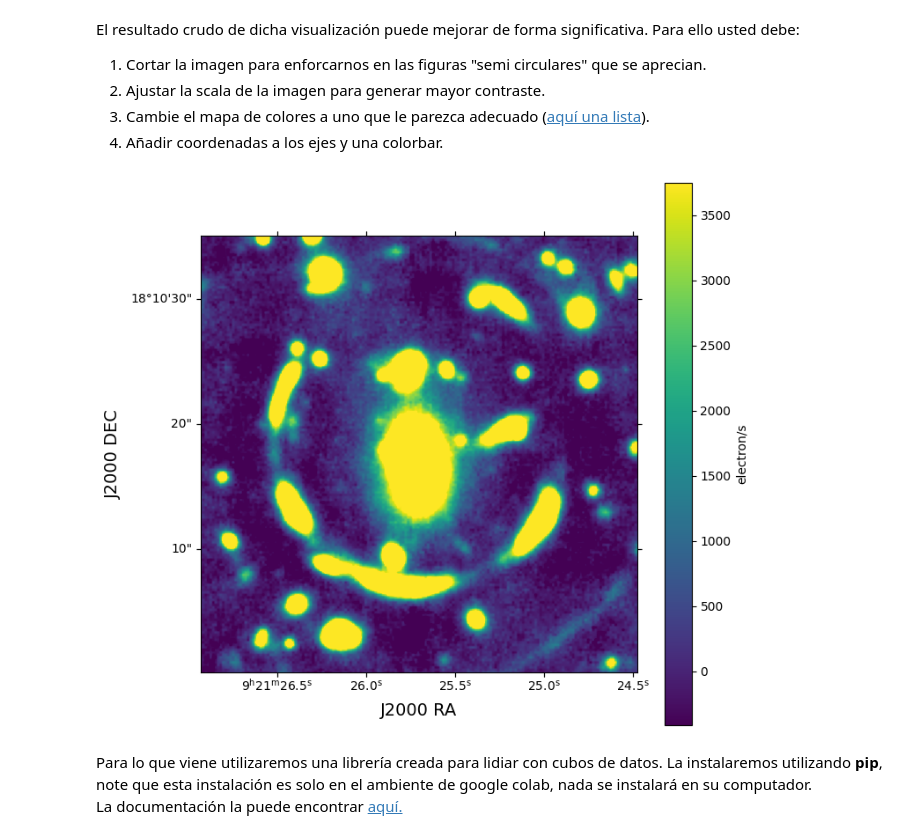
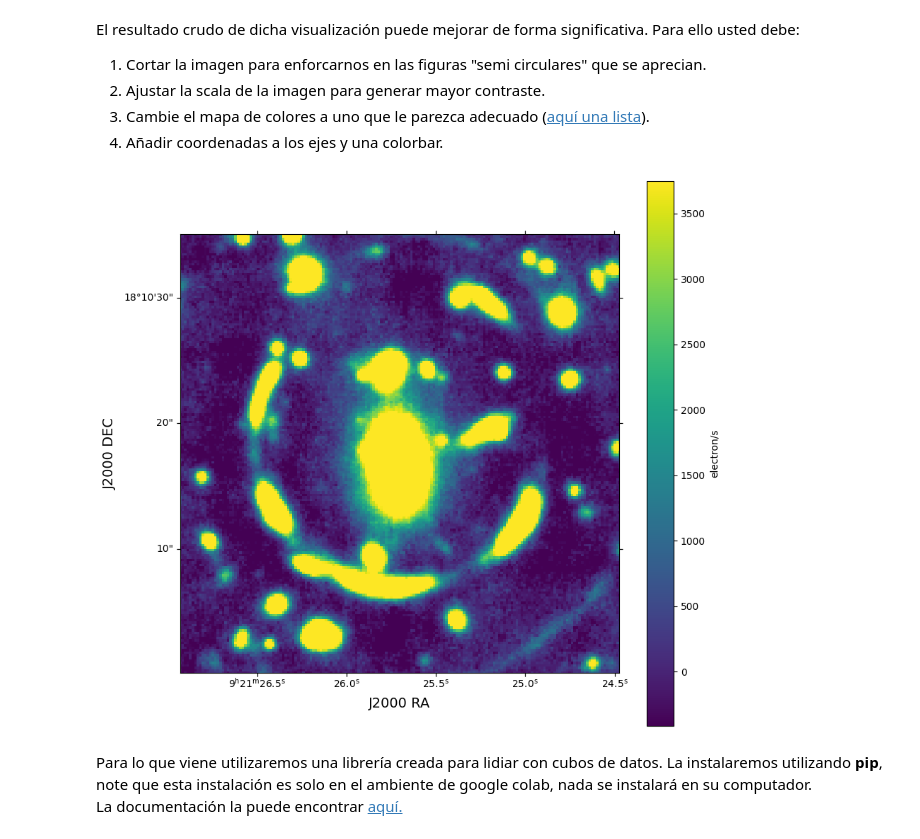
Before and after one commit to Vlxn761/Tarea-4, a Jupyter notebook: Tarea4.ipynb, the cells around one changed output. Drawn from its saved outputs; the diff is of its cells as text; code cells hidden in the pictures.

```diff
--- a/Tarea4.ipynb
+++ b/Tarea4.ipynb
@@ -145,32 +145,35 @@ Para ello usted debe:
 # %%
 # Solución
 from astropy.wcs import WCS
 # Utilice el siguiente wcs para añadir las coordenadas a su visualización.
 wcs = WCS(cubo[1].header)
 wcs = wcs[0,:,:]
 
 coordenada_nueva = wcs.pixel_to_world(650, 650)
 coordenada_nueva, wcs.world_to_pixel(coordenada_nueva)
+
 # Haga su gráfico a continuación:
+# Percentiles para ajustal la escala
 value = 5
 percentiles = np.nanpercentile(white_light_image.flatten(), [value, 100-value ])
 
-plt.figure(figsize=(8,8))
+plt.figure(figsize=(10,10))
 
 plt.subplot(projection=wcs)
 plt.imshow(white_light_image, cmap="viridis")
-plt.clim(percentiles[0], percentiles[1])
-plt.colorbar(label="electron/s")
+plt.clim(percentiles[0], percentiles[1])       # se genera mayor contraste
+plt.colorbar(label="electron/s")          # añadimos colorbar
 
+# Cortamos la imagen
 plt.xlim(75,250)
 plt.ylim(75,250)
 
 plt.xlabel('J2000 RA', fontsize=14)
 plt.ylabel('J2000 DEC', fontsize=14)
 
 plt.show()
 # %% [output]
-[figure, old version]
+[figure, new version]
 # %% [markdown]
 Para lo que viene utilizaremos una librería creada para lidiar con cubos de datos.
 La instalaremos utilizando **pip**, note que esta instalación es solo en el ambiente de google colab, nada se instalará en su computador.
```
Also changed, not shown: parts of 9 cells of this notebook.
